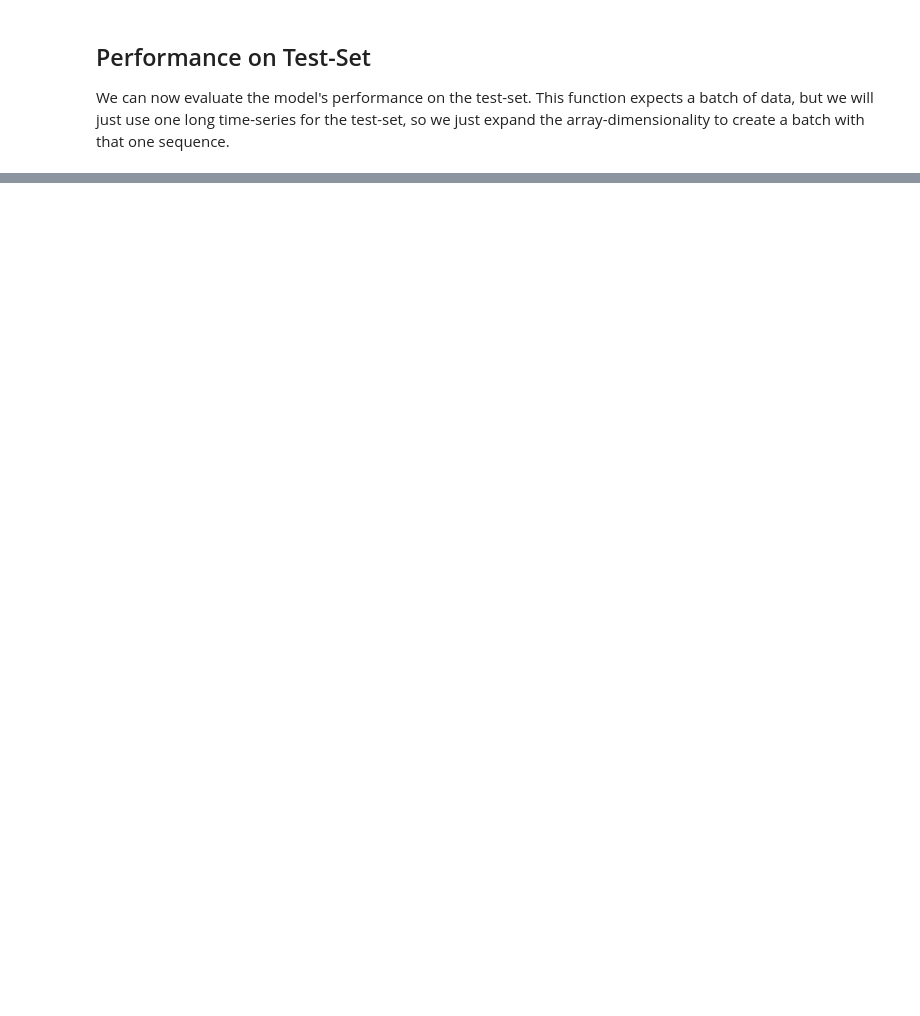
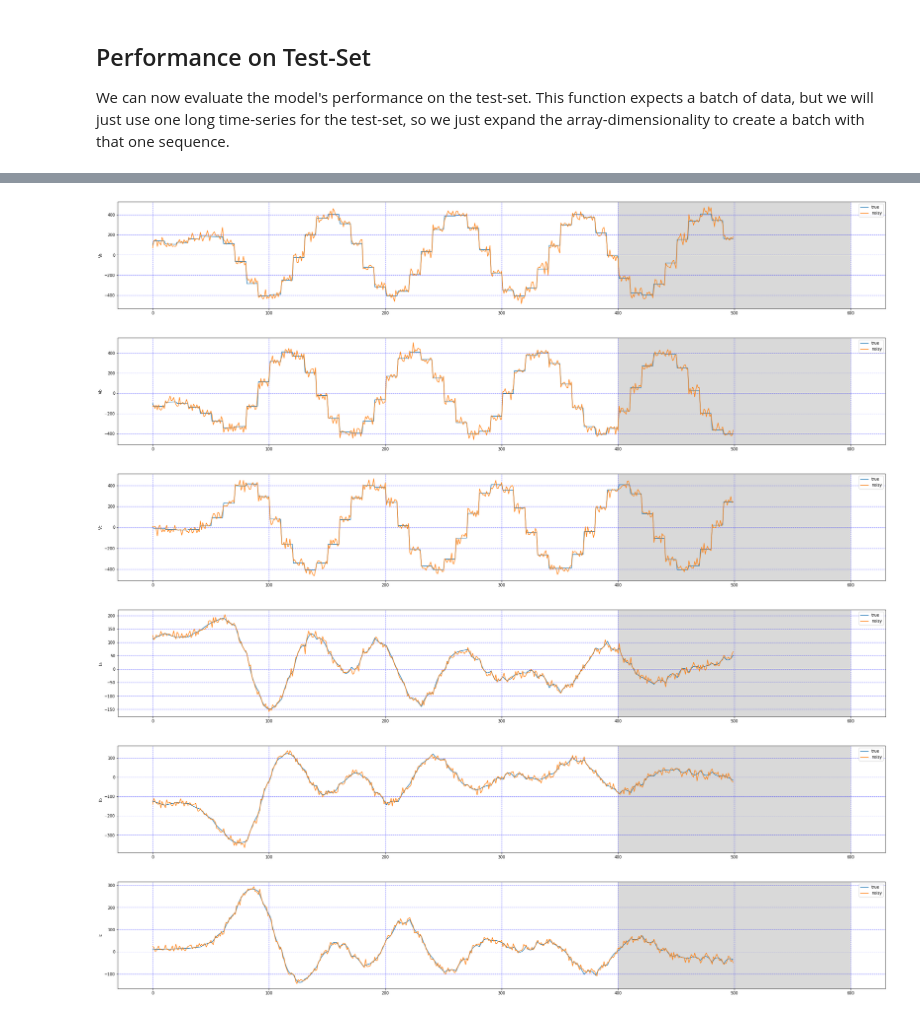
Before and after one commit to NiiHam/opencampus-transformers-2022, a Jupyter notebook: Transformer_Observer_2022_gitdoc.ipynb, the cells around one changed output, grey strips where cells are left out. Cells and saved outputs as stored; diff of their text form; code cells hidden in the pictures; blank space fills up the shorter version.

```diff
--- a/Transformer_Observer_2022_gitdoc.ipynb
+++ b/Transformer_Observer_2022_gitdoc.ipynb
@@ -959,11 +922,11 @@ input_shape = (sequence_length, num_x_signals)  # shape of the original input se
 image_size = (sequence_length, num_x_signals)   # We'll resize input images to this size.
 patch_size = (1, num_x_signals)                 # Size of the patches to be extract from the input images.
 num_patches = sequence_length                   # Total number of patches t be fed to the network.
-projection_dim = num_x_signals     # Dimension of the patch representation or embedding to be used (non-restrictive) in this case we are assuming that our embedding has the same dimensionality as our features which means we could technically sckip the embedding layer altogether.
-num_heads = num_x_signals                    # Total number of differnt copies of Q K V matrices. These will be aggregated as you move from one layer to the next.
-transformer_units = [projection_dim*num_y_signals, projection_dim]  # The left value accounts for receiving and concatenating the processed attention values and the original(or residual values) of the Multi-Attention head. The later value finally forces the input to have the actual expected output dimension.
+projection_dim = num_x_signals+num_y_signals                  # Dimension of the patch representation or embedding to be used (non-restrictive) in this case we are assuming that our embedding has the same dimensionality as our features which means we could technically sckip the embedding layer altogether.
+num_heads = num_x_signals+num_y_signals                       # Total number of differnt copies of Q K V matrices. These will be aggregated as you move from one layer to the next.
+transformer_units = [projection_dim*(num_x_signals+num_y_signals), projection_dim]  # The left value accounts for receiving and concatenating the processed attention values and the original(or residual values) of the Multi-Attention head. The later value finally forces the input to have the actual expected output dimension.
 transformer_layers = num_y_signals             # Total number of complete transformer blocks or layers to stack (non-restrictive). Mine computation, network size, GPU memory, speed, etc.
-mlp_head_units = [num_y_signals*sequence_length, num_y_signals*sequence_length/2]       # This is your model output head (non-restrictive). Size and activation functions depend on task to be performed.
+mlp_head_units = [(num_x_signals+num_y_signals)*sequence_length,  (num_x_signals+num_y_signals)*sequence_length/2, num_y_signals*sequence_length]       # This is your model output head (non-restrictive). Size and activation functions depend on task to be performed.
 # %% [markdown]
 ## Vison Transfomer - Image Patches
 ![Vison Transfomer - Image Patches](Vision_Transformer.png)
@@ -1490,8 +1387,11 @@ Because we use early-stopping when training the model, it is possible that the m
 # %%
 with tf.device('/device:GPU:0'):
     try:
-        ViT_model = load_model(r'ViTModel.h5', {"Patches": Patches, "PatchEncoder": PatchEncoder})
-        ViT_model.load_weights(r'ViTModel.h5', {"Patches": Patches, "PatchEncoder": PatchEncoder})
+        # del ViT_model
+        ViT_model = load_model(r'ViTModel.h5', {"Patches": Patches, "PatchEncoder": PatchEncoder, "CustomScalingLayer": CustomScalingLayer, "loss_mse": loss_mse})
+        ViT_model.summary()
+        ViT_model_avg = load_model(r'ViTModel_avg_SWA.h5', {"Patches": Patches, "PatchEncoder": PatchEncoder, "CustomScalingLayer": CustomScalingLayer, "loss_mse": loss_mse})
+        ViT_model_avg.summary()
         print("Checkpoint Loaded")
     except Exception as error:
         print("Error trying to load checkpoint.")
@@ -1573,0 +1475,29 @@ tfp.stats.correlation(y_true, y=y_pred, sample_axis=0, event_axis=-1, keepdims=F
+# %%
+for signal_ in range(len(input_names)):
+
+        # Get the true output-signal from the data-set.
+        signal_true = x_true[:, signal_]
+        signal_noisy = x_noisy[:, signal_]
+
+        # Make the plotting-canvas bigger.
+        plt.figure(figsize=(35,5))
+
+        # Plot and compare the two signals.
+        plt.plot(signal_true, label='true')
+        plt.plot(signal_noisy, label='noisy')
+
+        # Plot grey box for warmup-period.
+        p = plt.axvspan(400, 600, facecolor='black', alpha=0.15)
+
+        # Plot labels etc.
+        plt.ylabel(input_names[signal_])
+        plt.grid(color='b', linestyle='-.', linewidth=0.5)
+        plt.legend()
+        plt.show()
+# %% [output]
+[figure, added]
+[figure, added]
+[figure, added]
+[figure, added]
+[figure, added]
+[figure, added]
```
Also changed, not shown: parts of 33 cells of this notebook.
